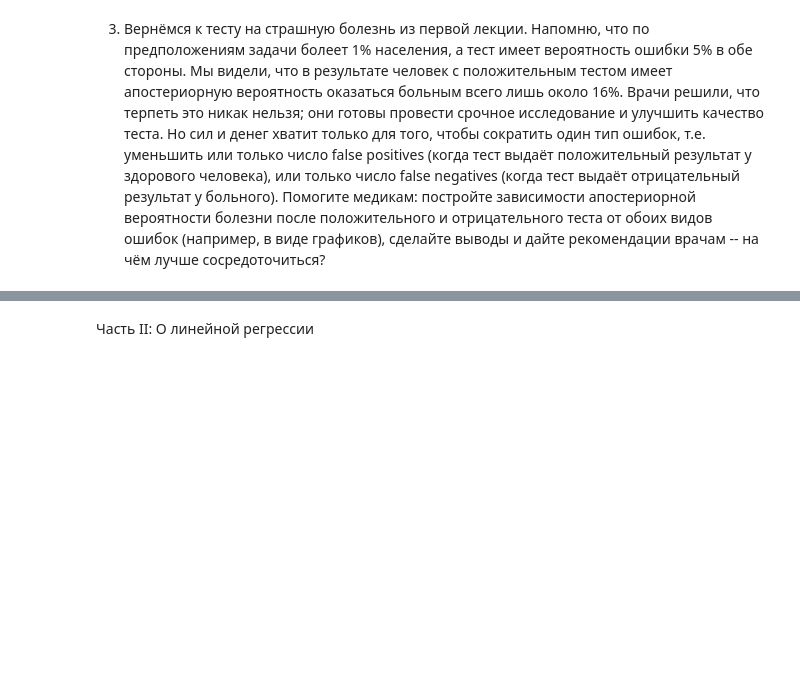
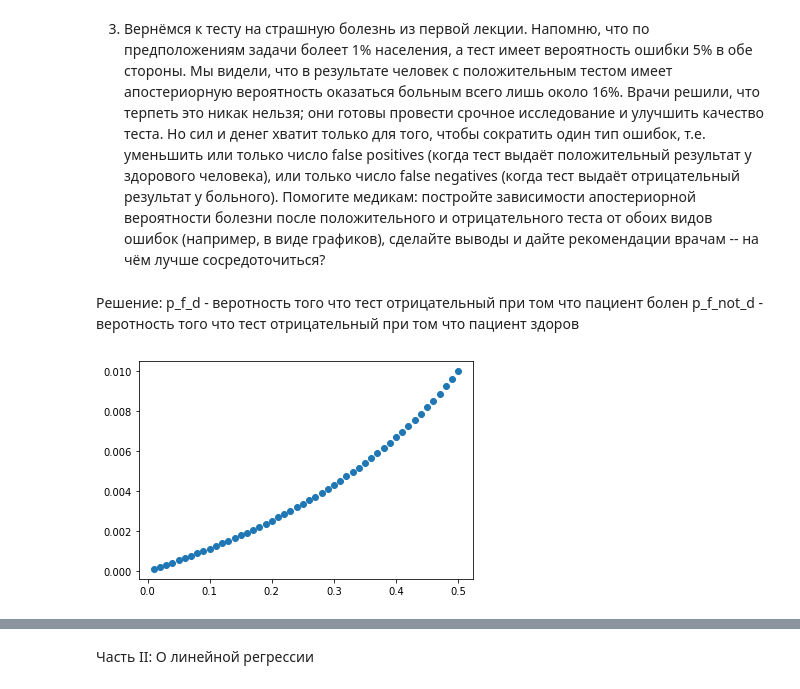
Before and after one commit to MuzaffarSoliyev/ML_data_made_2021, a Jupyter notebook: ml_hw_1.ipynb, the cells around one changed output, grey strips where cells are left out. Saved outputs shown, nothing was run; the diff lists cells and outputs as text; code cells hidden in the pictures; blank space fills up the shorter version.

```diff
--- a/ml_hw_1.ipynb
+++ b/ml_hw_1.ipynb
@@ -41,0 +36,29 @@ def false_negative():
+# %% [markdown]
+Решение:
+p_f_d - веротность того что тест отрицательный при том что пациент болен
+p_f_not_d - веротность того что тест отрицательный при том что пациент здоров
+# %%
+p_d = 0.01
+p_not_d = 0.99
+
+def p_d_f(p_f_d, p_d, p_f_not_d, p_not_d):
+    return (p_f_d * p_d) / (p_f_d * p_d + p_f_not_d * p_not_d)
+
+p_f_d = [x/100 for x in range(1, 51)]
+p_f_not_d = [x/100 for x in range(1, 51)]
+
+p_d_f_1 = []
+p_d_f_2 = []
+
+
+
+for x in p_f_d:
+    p_d_f_1.append(p_d_f(x, p_d, 1 - x, p_not_d))
+
+for x in p_f_not_d:
+    p_d_f_2.append(p_d_f(1 - x, p_d, x, p_not_d))
+# %%
+plt.plot(p_f_d, p_d_f_1, 'o')
+plt.show()
+# %% [output]
+[figure, added]
```
Also changed, not shown: parts of 3 cells of this notebook.
